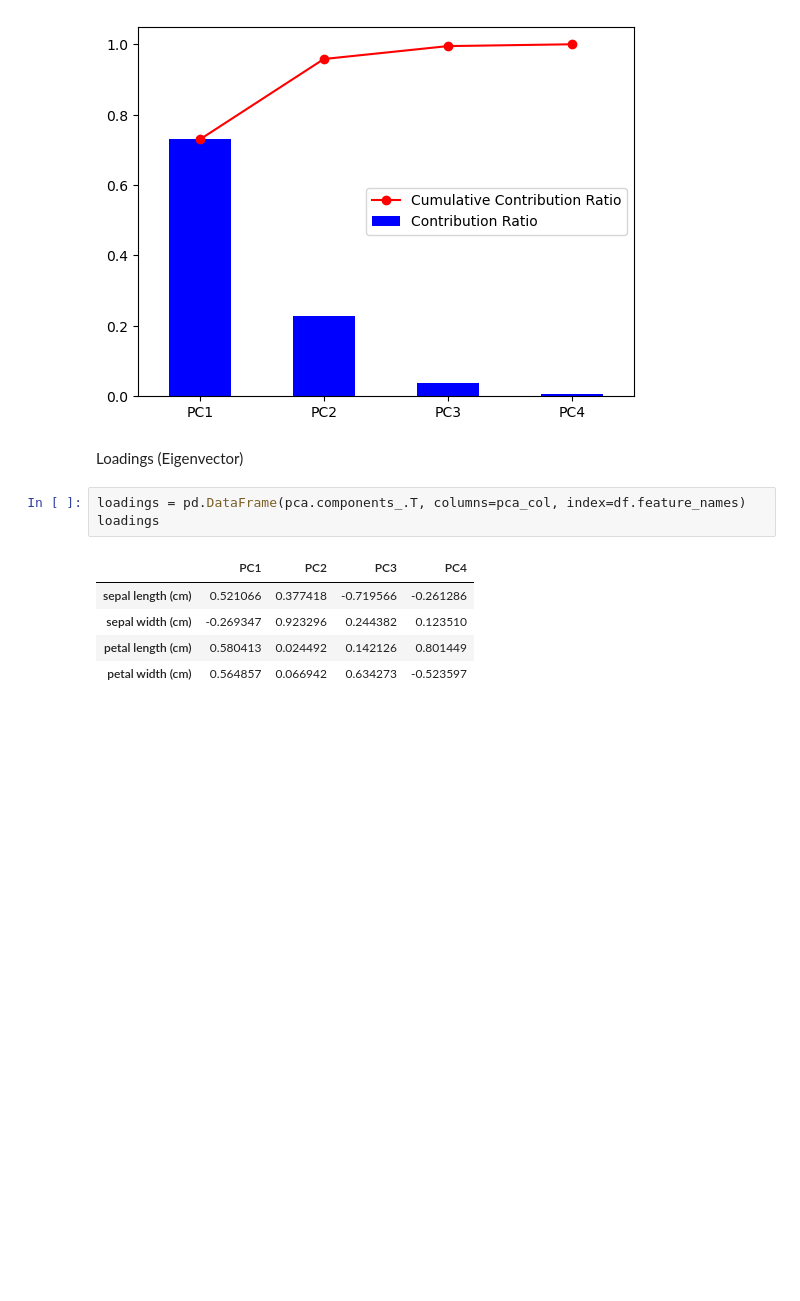
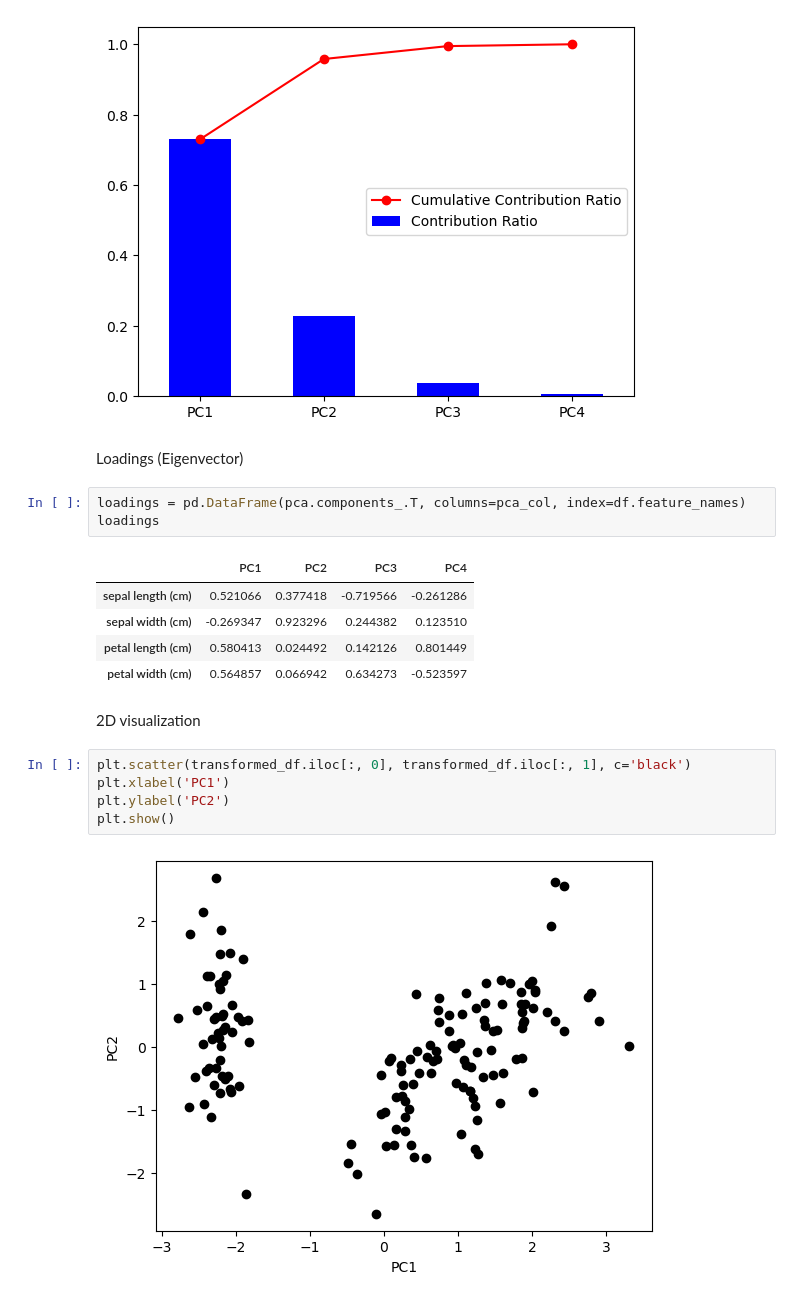
Before and after one commit to uentinnlea/MI_tool, a Jupyter notebook: dimension_reduction/PCA.ipynb, the cells around one changed output. Drawn from its saved outputs; the diff is of its cells as text; blank space fills up the shorter version.

```diff
--- a/dimension_reduction/PCA.ipynb
+++ b/dimension_reduction/PCA.ipynb
@@ -77,3 +75,12 @@ loadings
 | sepal width (cm) | -0.269347 | 0.923296 | 0.244382 | 0.123510 |
 | petal length (cm) | 0.580413 | 0.024492 | 0.142126 | 0.801449 |
 | petal width (cm) | 0.564857 | 0.066942 | 0.634273 | -0.523597 |
+# %% [markdown]
+2D visualization
+# %%
+plt.scatter(transformed_df.iloc[:, 0], transformed_df.iloc[:, 1], c='black')
+plt.xlabel('PC1')
+plt.ylabel('PC2')
+plt.show()
+# %% [output]
+[figure, added]
```
Also changed, not shown: parts of 3 cells of this notebook, 3 other files.
